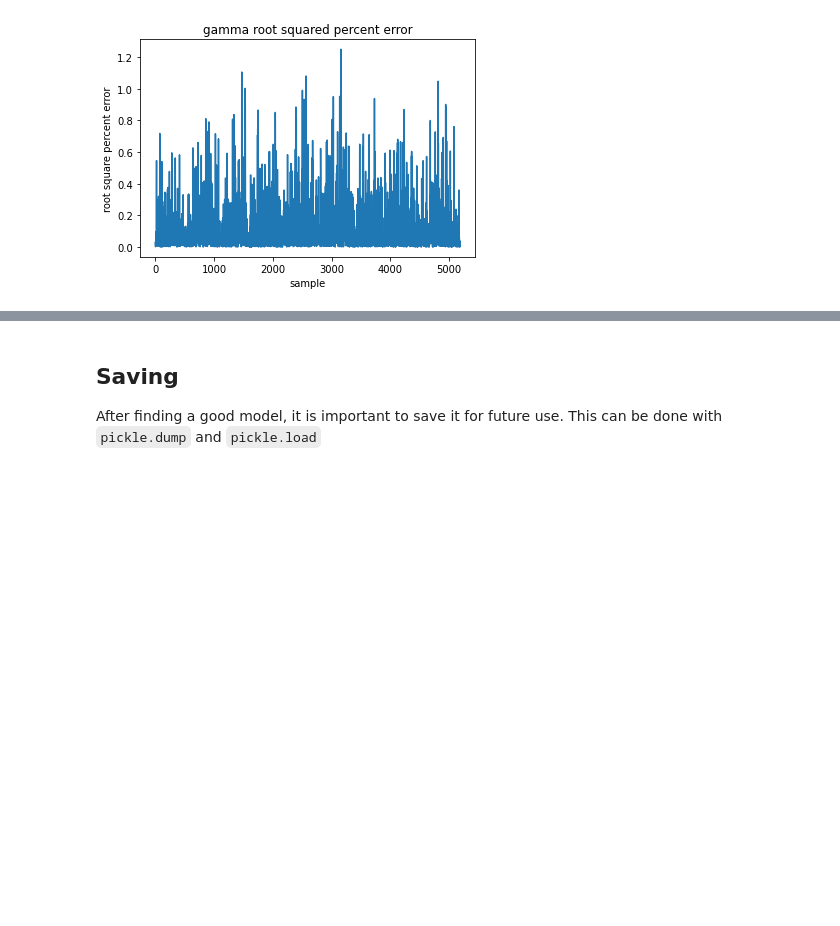
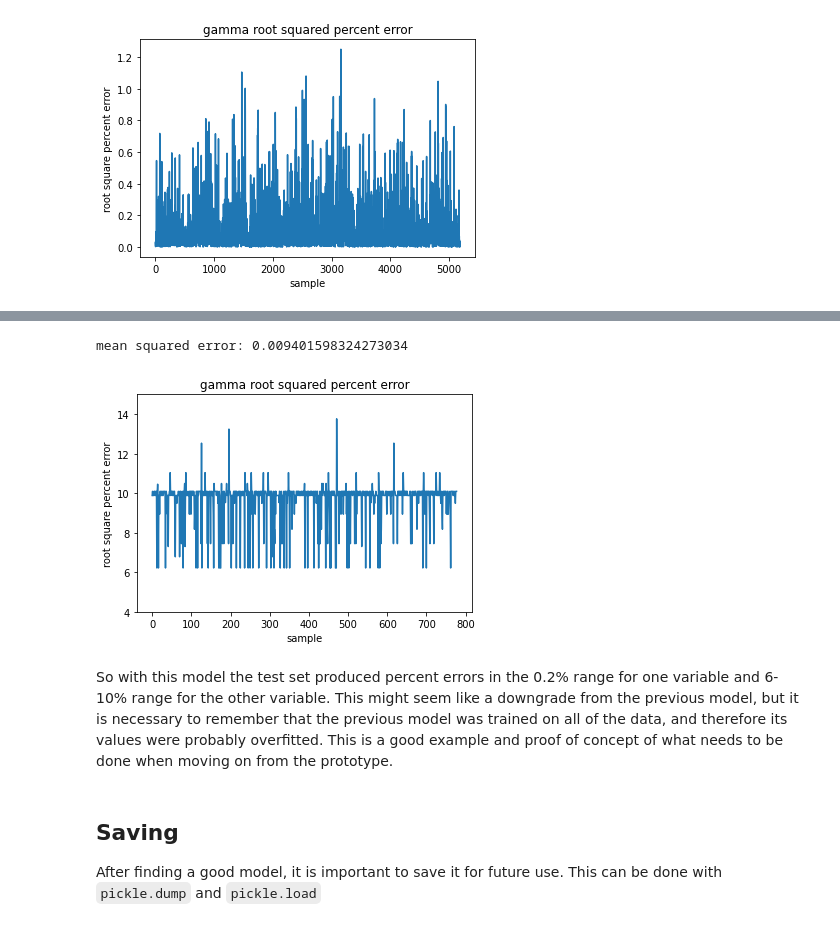
Before and after one commit to waltherwj/FORCE-RECONSTRUCTION-ML-MODEL, a Jupyter notebook: XGBoost_Prototype.ipynb, the cells around one changed output, grey strips where cells are left out. Drawn from its saved outputs; the diff is of its cells as text; code cells hidden in the pictures; blank space fills up the shorter version.

Commit message:
feat: final version of prototype notebook

```diff
--- a/XGBoost_Prototype.ipynb
+++ b/XGBoost_Prototype.ipynb
@@ -240,3 +428,22 @@ It is worth it to devote some time to tuning after figuring out the general mode
+# %%
+# the root squared error for gamma
+rse_gamma = np.sqrt((tuned_preds[:,1] - np.array(forces_test['gammaG']))**2)
+
+# the squared error percentage compared to the mean
+rse_perc_gamma = (rse_gamma/forces_test['gammaG'].mean())*100
+plt.plot(rse_perc_gamma)
+plt.title('gamma root squared percent error')
+plt.ylabel('root square percent error')
+plt.xlabel('sample')
+plt.ylim([4,15])
+# the mean squared error
+mse_gamma = mean_squared_error(tuned_preds[:,1],np.array(forces_test['gammaG']))
+print(f'mean squared error: {mse_gamma}')
+# %% [output]
+mean squared error: 0.009401598324273034
+[figure, added]
+# %% [markdown]
+So with this model the test set produced percent errors in the 0.2% range for one variable and 6-10% range for the other variable. This might seem like a downgrade from the previous model, but it is necessary to remember that the previous model was trained on all of the data, and therefore its values were probably overfitted. This is a good example and proof of concept of what needs to be done when moving on from the prototype.
 # %% [markdown]
 ## Saving
 After finding a good model, it is important to save it for future use. This can be done with `pickle.dump` and `pickle.load`
```
Also changed, not shown: parts of 25 cells of this notebook.
